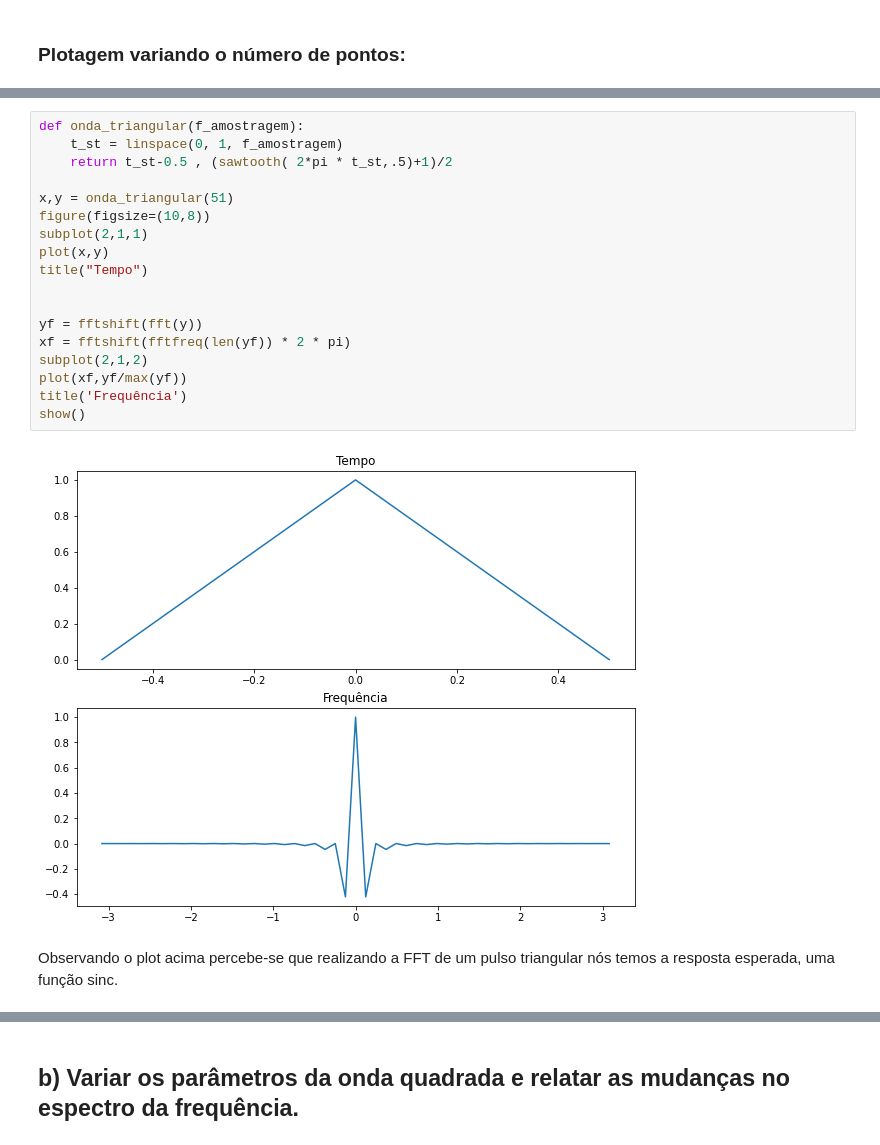
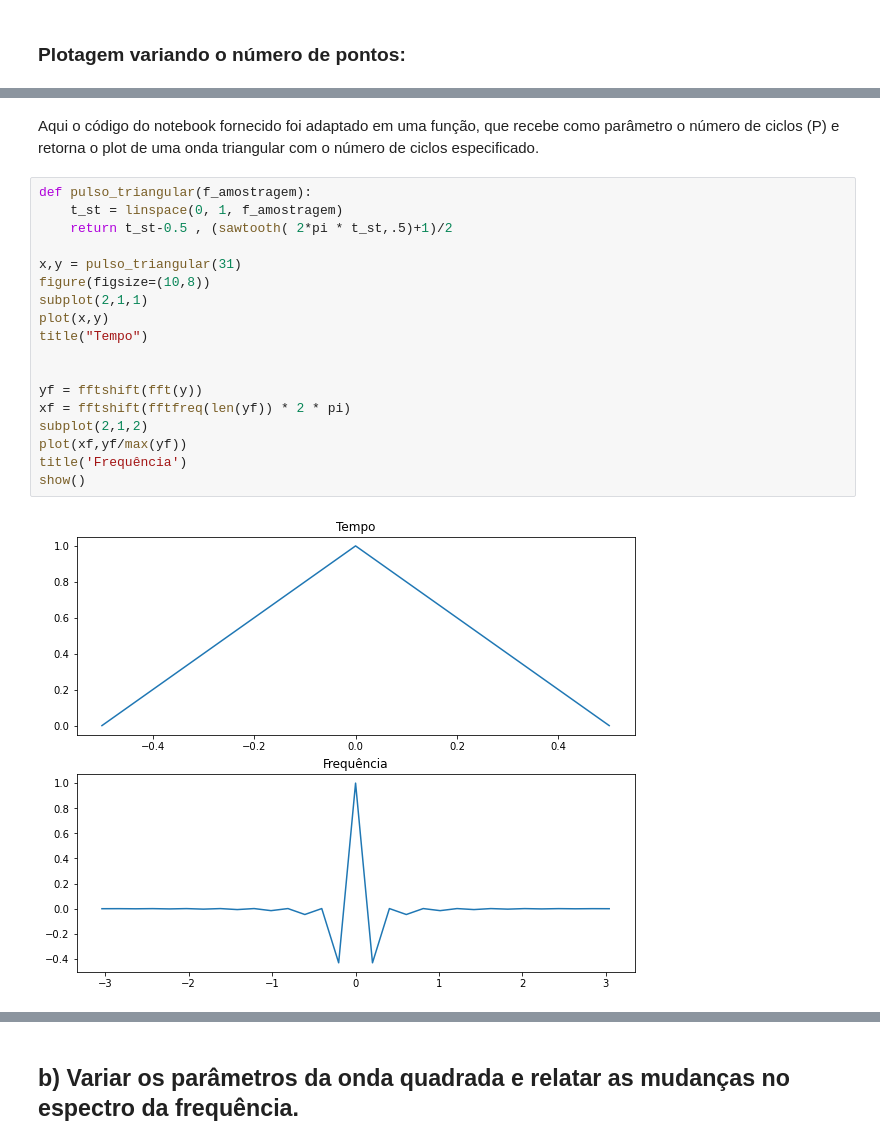
Before and after one commit to leogargitter/fundamentos-comunicacao, a Jupyter notebook: relatorio1.ipynb, the cells around one changed output, grey strips where cells are left out. Cells and saved outputs as stored; diff of their text form.

```diff
--- a/relatorio1.ipynb
+++ b/relatorio1.ipynb
@@ -51,22 +73,22 @@ plot_onda_triangular(27)
+# %% [markdown]
+Aqui o código do notebook fornecido foi adaptado em uma função, que recebe como parâmetro o número de ciclos (P) e retorna o plot de uma onda triangular com o número de ciclos especificado.
 # %%
-def onda_triangular(f_amostragem):
+def pulso_triangular(f_amostragem):
     t_st = linspace(0, 1, f_amostragem)
     return t_st-0.5 , (sawtooth( 2*pi * t_st,.5)+1)/2
 
-x,y = onda_triangular(51)
+x,y = pulso_triangular(31)
 figure(figsize=(10,8))
 subplot(2,1,1)
 plot(x,y)
 title("Tempo")
 
 
 yf = fftshift(fft(y))
 xf = fftshift(fftfreq(len(yf)) * 2 * pi)
 subplot(2,1,2)
 plot(xf,yf/max(yf))
 title('Frequência')
 show()
 # %% [output]
-[figure, old version]
+[figure, new version]
-# %% [markdown]
-Observando o plot acima percebe-se que realizando a FFT de um pulso triangular nós temos a resposta esperada, uma função sinc.
```
Also changed, not shown: parts of 6 cells of this notebook, 1 other file.
